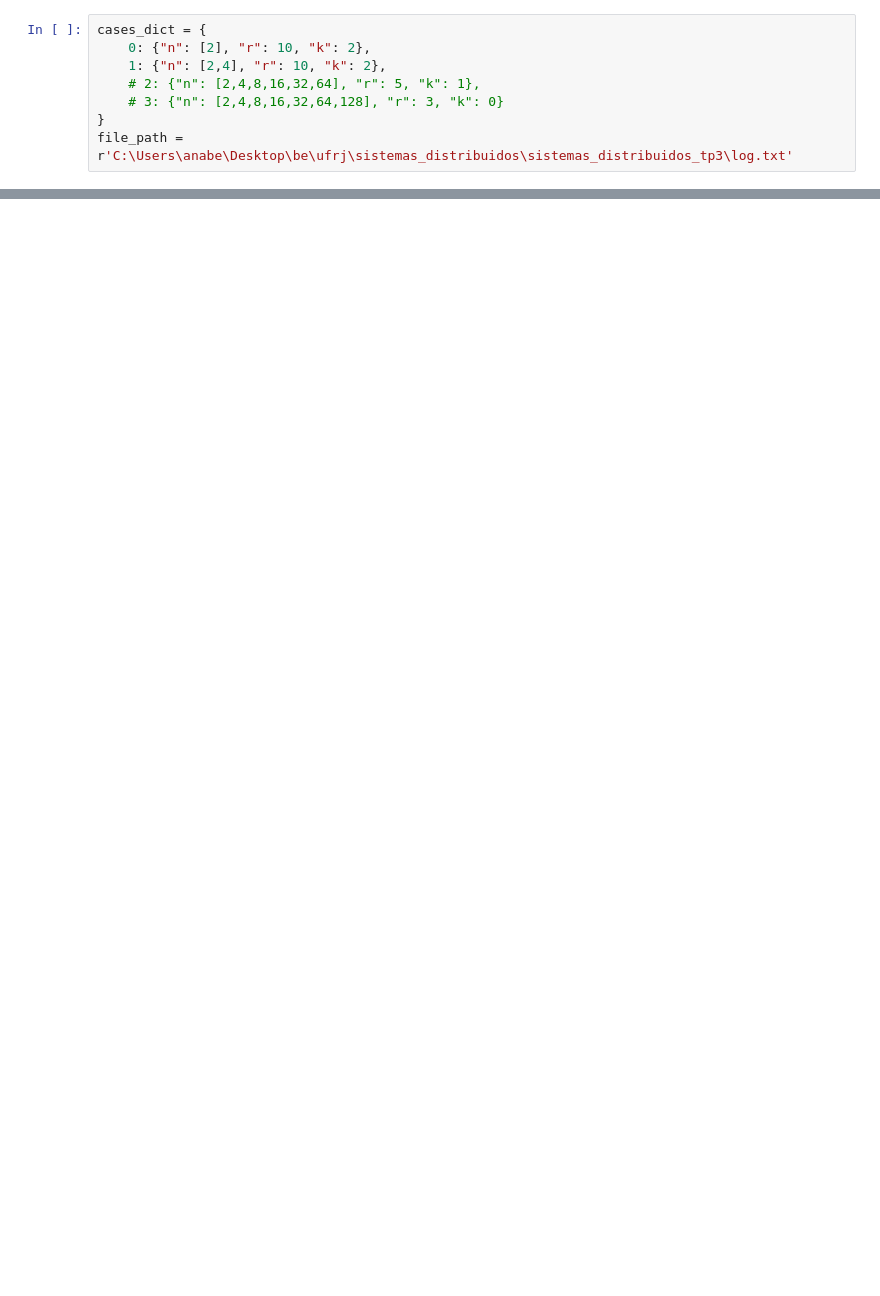
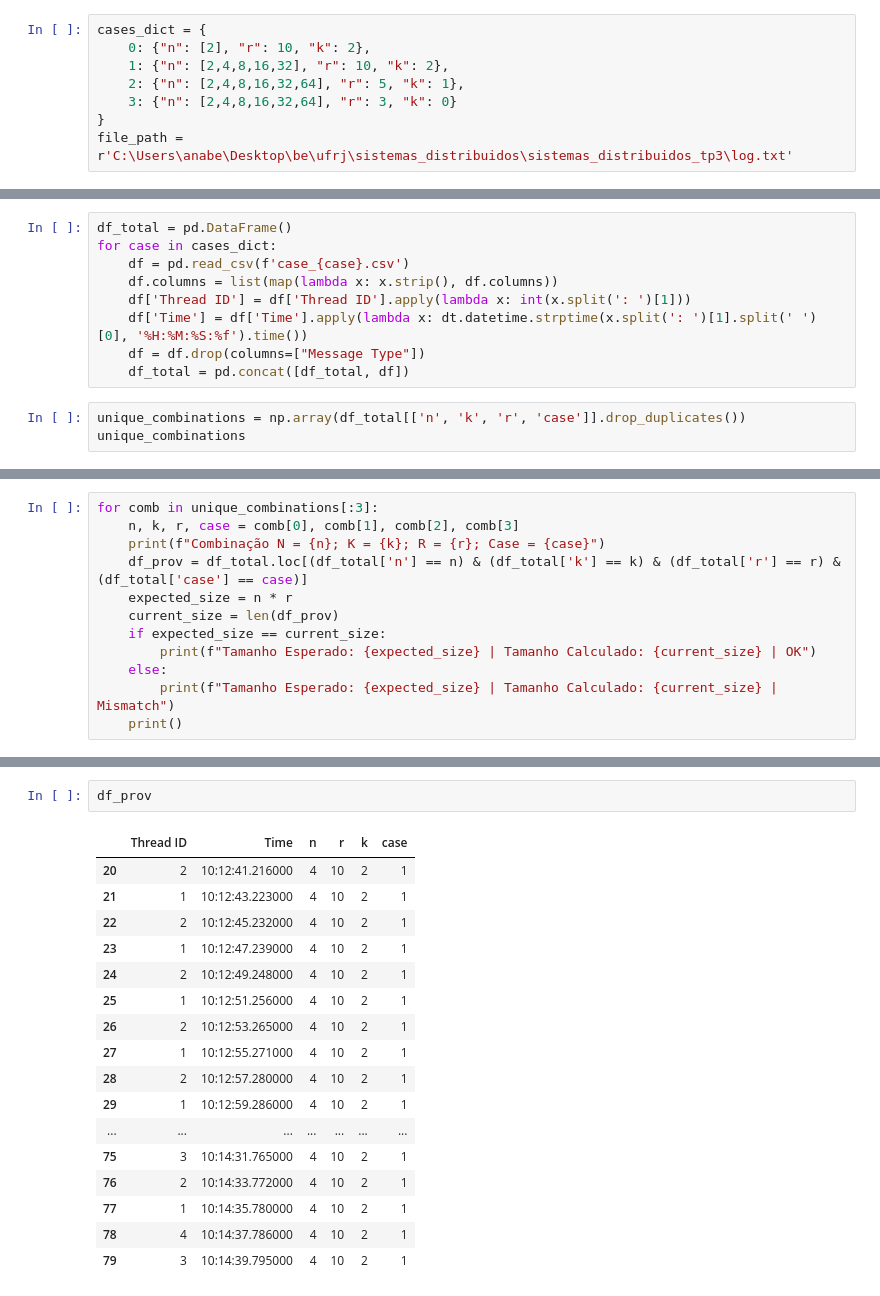
Before and after one commit to BezinOC/sistemas_distribuidos_tp3, a Jupyter notebook: study_results.ipynb, the cells around one changed output, grey strips where cells are left out. Drawn from its saved outputs; the diff is of its cells as text; blank space fills up the shorter version.

```diff
--- a/study_results.ipynb
+++ b/study_results.ipynb
@@ -5,9 +7,9 @@ import os
 # %%
 cases_dict = {
     0: {"n": [2], "r": 10, "k": 2},
-    1: {"n": [2,4], "r": 10, "k": 2},
-    # 2: {"n": [2,4,8,16,32,64], "r": 5, "k": 1},
-    # 3: {"n": [2,4,8,16,32,64,128], "r": 3, "k": 0}
+    1: {"n": [2,4,8,16,32], "r": 10, "k": 2},
+    2: {"n": [2,4,8,16,32,64], "r": 5, "k": 1},
+    3: {"n": [2,4,8,16,32,64], "r": 3, "k": 0}
 }
 file_path = r'C:\Users\anabe\Desktop\be\ufrj\sistemas_distribuidos\sistemas_distribuidos_tp3\log.txt'
 # %%
@@ -68,0 +69,12 @@ df
+# %%
+df_total = pd.DataFrame()
+for case in cases_dict:
+    df = pd.read_csv(f'case_{case}.csv')
+    df.columns = list(map(lambda x: x.strip(), df.columns))
+    df['Thread ID'] = df['Thread ID'].apply(lambda x: int(x.split(': ')[1]))
+    df['Time'] = df['Time'].apply(lambda x: dt.datetime.strptime(x.split(': ')[1].split(' ')[0], '%H:%M:%S:%f').time())
+    df = df.drop(columns=["Message Type"])
+    df_total = pd.concat([df_total, df])
+# %%
+unique_combinations = np.array(df_total[['n', 'k', 'r', 'case']].drop_duplicates())
+unique_combinations
@@ -68,0 +101,12 @@ df
+# %%
+for comb in unique_combinations[:3]:
+    n, k, r, case = comb[0], comb[1], comb[2], comb[3]
+    print(f"Combinação N = {n}; K = {k}; R = {r}; Case = {case}")
+    df_prov = df_total.loc[(df_total['n'] == n) & (df_total['k'] == k) & (df_total['r'] == r) & (df_total['case'] == case)]
+    expected_size = n * r
+    current_size = len(df_prov)
+    if expected_size == current_size:
+        print(f"Tamanho Esperado: {expected_size} | Tamanho Calculado: {current_size} | OK")
+    else:
+        print(f"Tamanho Esperado: {expected_size} | Tamanho Calculado: {current_size} | Mismatch")
+    print()
@@ -68,0 +122,20 @@ df
+# %%
+df_prov
+# %% [output]
+|  | Thread ID | Time | n | r | k | case |
+| 20 | 2 | 10:12:41.216000 | 4 | 10 | 2 | 1 |
+| 21 | 1 | 10:12:43.223000 | 4 | 10 | 2 | 1 |
+| 22 | 2 | 10:12:45.232000 | 4 | 10 | 2 | 1 |
+| 23 | 1 | 10:12:47.239000 | 4 | 10 | 2 | 1 |
+| 24 | 2 | 10:12:49.248000 | 4 | 10 | 2 | 1 |
+| 25 | 1 | 10:12:51.256000 | 4 | 10 | 2 | 1 |
+| 26 | 2 | 10:12:53.265000 | 4 | 10 | 2 | 1 |
+| 27 | 1 | 10:12:55.271000 | 4 | 10 | 2 | 1 |
+| 28 | 2 | 10:12:57.280000 | 4 | 10 | 2 | 1 |
+| 29 | 1 | 10:12:59.286000 | 4 | 10 | 2 | 1 |
+| ... | ... | ... | ... | ... | ... | ... |
+| 75 | 3 | 10:14:31.765000 | 4 | 10 | 2 | 1 |
+| 76 | 2 | 10:14:33.772000 | 4 | 10 | 2 | 1 |
+| 77 | 1 | 10:14:35.780000 | 4 | 10 | 2 | 1 |
+| 78 | 4 | 10:14:37.786000 | 4 | 10 | 2 | 1 |
+| 79 | 3 | 10:14:39.795000 | 4 | 10 | 2 | 1 |
```
Also changed, not shown: parts of 5 cells of this notebook, 23 other files.
